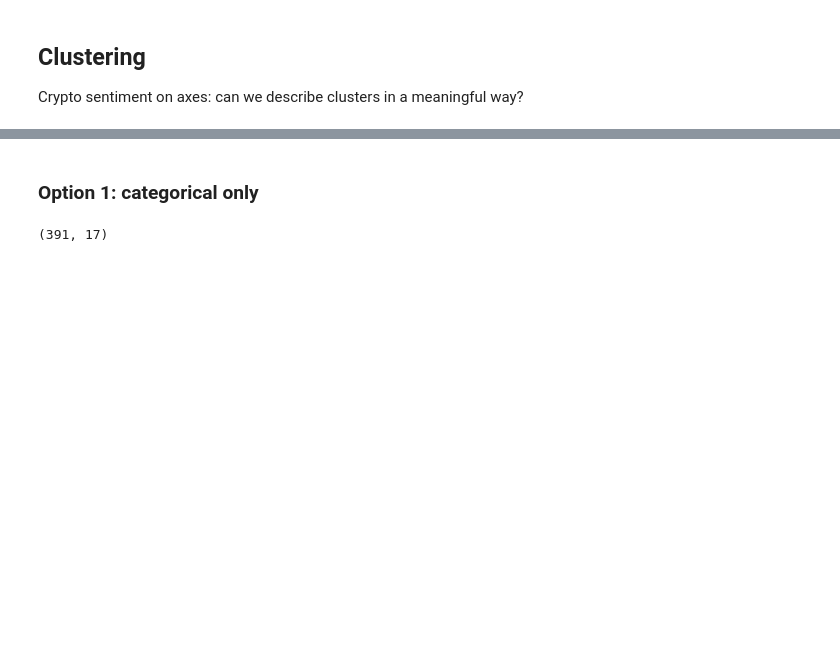
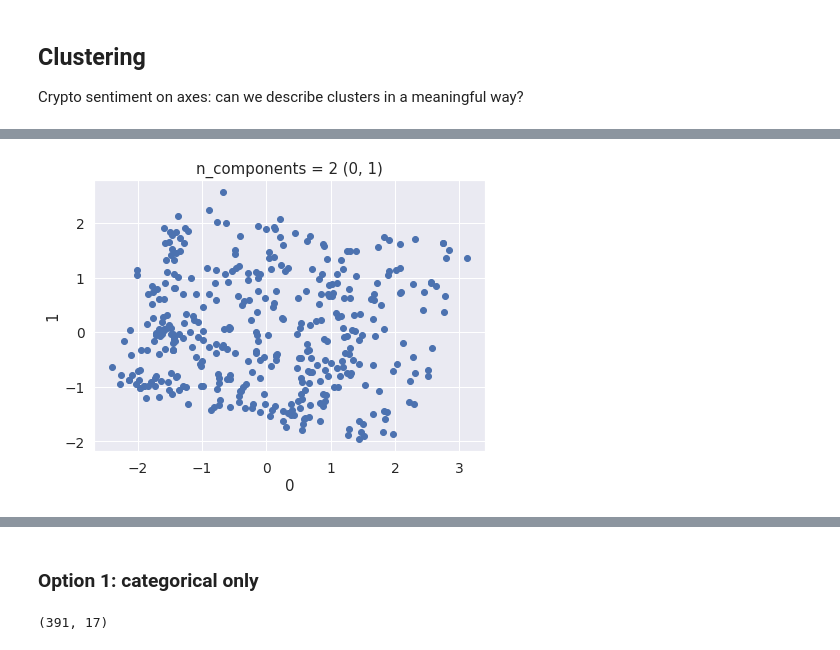
Before and after one commit to notchia/metagov, a Jupyter notebook: cryptopolitics_survey_analysis.ipynb, the cells around one changed output, grey strips where cells are left out. Drawn from its saved outputs; the diff is of its cells as text; code cells hidden in the pictures; blank space fills up the shorter version.

```diff
--- a/cryptopolitics_survey_analysis.ipynb
+++ b/cryptopolitics_survey_analysis.ipynb
@@ -438,0 +328,7 @@ Two options for this:
+# %%
+# Encode categorical as one-hot
+v = DictVectorizer(sparse=False)
+cols_categorical = [n2qDict[x] for x in [4,9,16,17]]
+X_categorical = v.fit_transform(df_mapped[cols_categorical].to_dict(orient='records'))
+df_categorical = pd.DataFrame(X_categorical, columns=v.get_feature_names_out())
+df_categorical.head()
@@ -438,0 +342,34 @@ Two options for this:
+# %%
+def scatter_plot_combos(X, N, colors=None):
+    """Given X with shape (n_samples, n_dimensions) where n_dimensions may be >2,
+    plot each combination of dimensions as a 2D scatter plot, with colors optionally specified"""
+
+    kwargs = {}
+    if colors is not None:
+        kwargs['color'] = colors
+
+    for combo in list(combinations(list(range(N)), 2)):
+        plt.figure()
+        plt.scatter(X[:,combo[0]], X[:,combo[1]], **kwargs)
+        plt.xlabel(combo[0])
+        plt.ylabel(combo[1])
+        plt.title(f"n_components = {N} {combo}")
+# %%
+def compute_and_plot_pca(X, N):
+    """Compute and plot PCA transformation of data"""
+
+    # Transform
+    pca = PCA(n_components=N)
+    X_transformed = pca.fit_transform(X)
+
+    # Plot
+    scatter_plot_combos(X_transformed, N)
+
+    return X_transformed
+# %%
+df_ordinal = df_mapped.drop(columns=cols_categorical)
+X_for_pca = pd.concat([df_ordinal.reset_index(drop=True), df_categorical], axis=1, ignore_index=True)
+# %%
+X_new_2 = compute_and_plot_pca(X_for_pca, 2)
+# %% [output]
+[figure, added]
```
Also changed, not shown: parts of 39 cells of this notebook.
